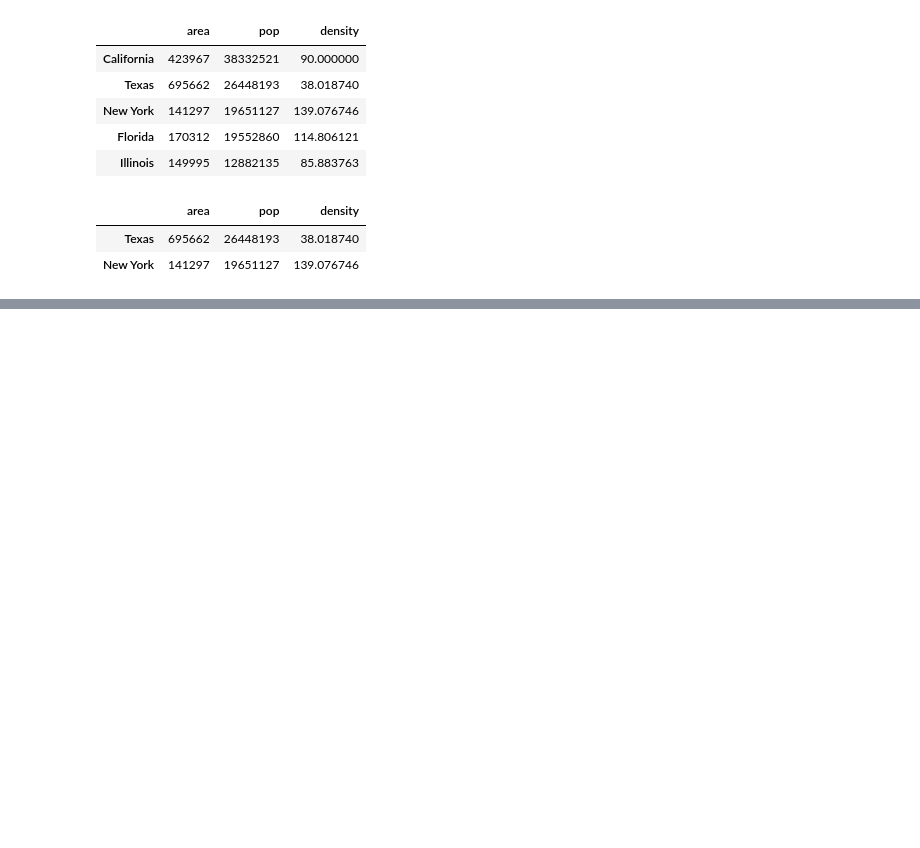
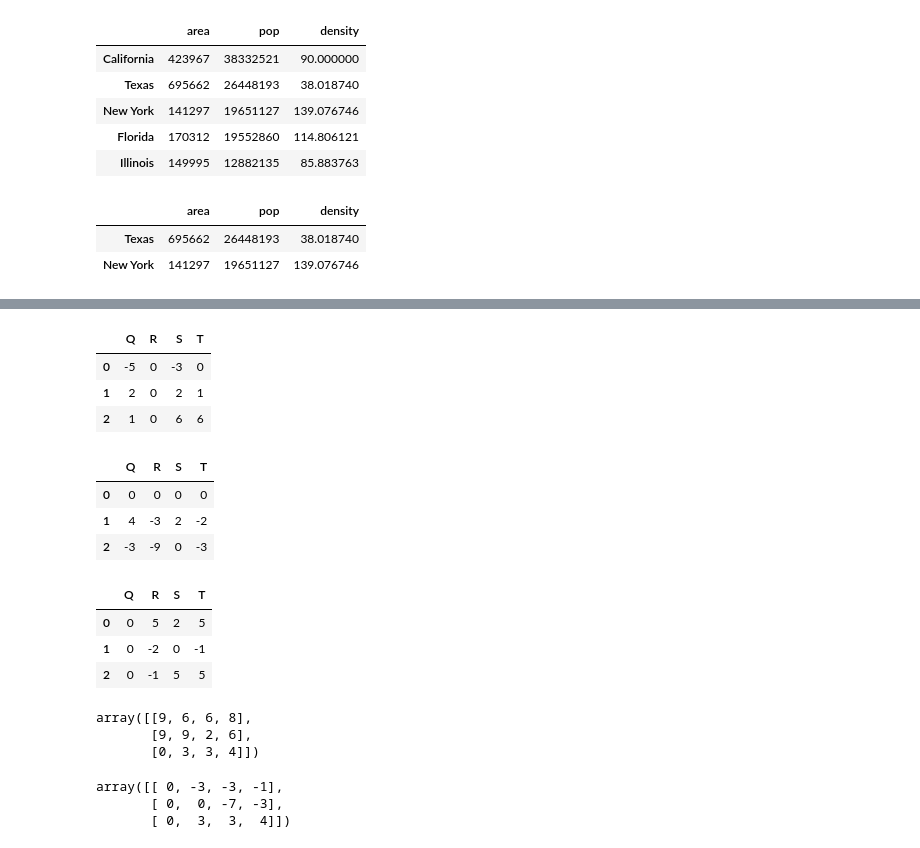
Before and after one commit to MikeAlienpz03/Excel_python, a Jupyter notebook: Chapters/pandas.ipynb, the cells around one changed output, grey strips where cells are left out. Cells and saved outputs as stored; diff of their text form; code cells hidden in the pictures; blank space fills up the shorter version.

```diff
--- a/Chapters/pandas.ipynb
+++ b/Chapters/pandas.ipynb
@@ -490,0 +677,3 @@ data[1:3]
+# %%
+A = rng.randint(10,size=(3,4))
+A
@@ -490,0 +693,5 @@ data[1:3]
+# %%
+df = pd.DataFrame(A, columns=list('QRST'))
+print(df)
+print('\n')
+print(df - df.iloc[0])
@@ -490,0 +718,37 @@ data[1:3]
+# %%
+#resta por columna
+df.subtract(df['R'],axis=0)
+# %% [output]
+|  | Q | R | S | T |
+| 0 | -5 | 0 | -3 | 0 |
+| 1 | 2 | 0 | 2 | 1 |
+| 2 | 1 | 0 | 6 | 6 |
+# %%
+#resta seleccionando la fila  0
+df.subtract(df.iloc[0],axis=1)
+# %% [output]
+|  | Q | R | S | T |
+| 0 | 0 | 0 | 0 | 0 |
+| 1 | 4 | -3 | 2 | -2 |
+| 2 | -3 | -9 | 0 | -3 |
+# %%
+#resta seleccionado todas las filas  pero restando la columna 0
+df.subtract(df.iloc[:,0],axis=0)
+# %% [output]
+|  | Q | R | S | T |
+| 0 | 0 | 5 | 2 | 5 |
+| 1 | 0 | -2 | 0 | -1 |
+| 2 | 0 | -1 | 5 | 5 |
+# %%
+A
+# %% [output]
+array([[9, 6, 6, 8],
+       [9, 9, 2, 6],
+       [0, 3, 3, 4]])
+# %%
+columnaQ = A[:,0]
+A - columnaQ[:,np.newaxis]
+# %% [output]
+array([[ 0, -3, -3, -1],
+       [ 0,  0, -7, -3],
+       [ 0,  3,  3,  4]])
```
Also changed, not shown: parts of 43 cells of this notebook, 5 other files.
